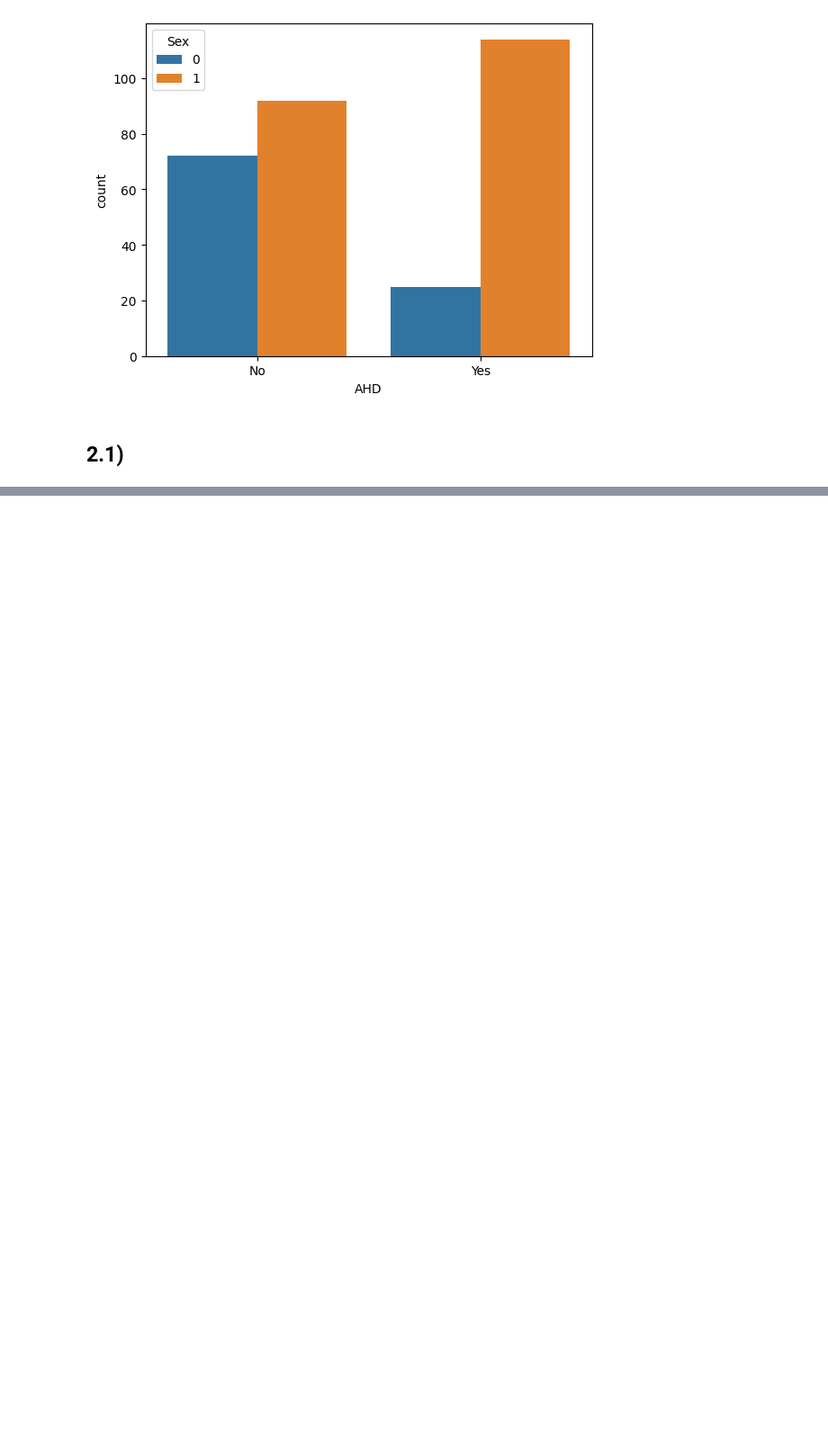
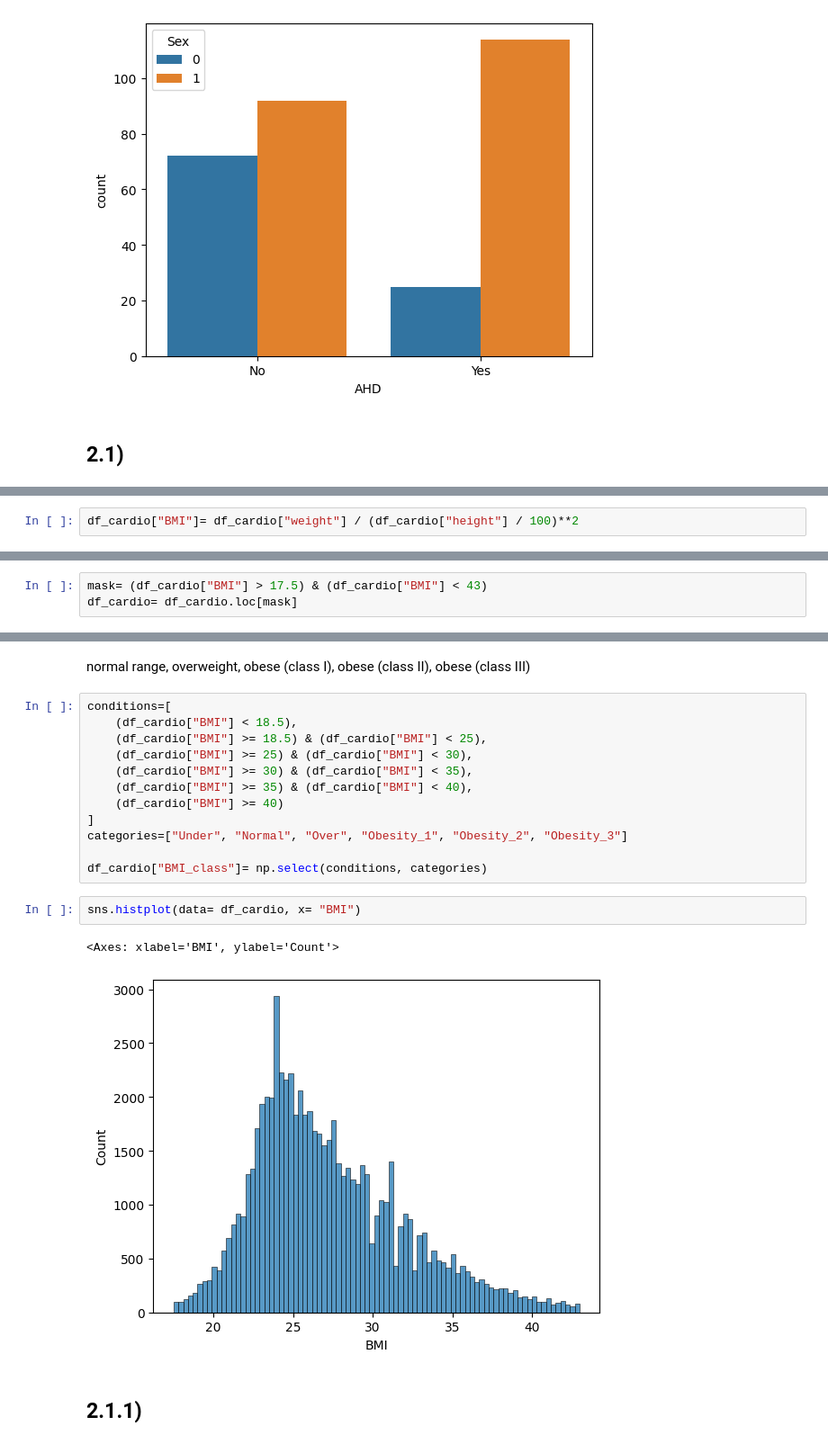
Before and after one commit to MiltonOberg/Artificial_Intelligence2-Milton-OPA23, a Jupyter notebook: Labb_1/labb_1.ipynb, the cells around one changed output, grey strips where cells are left out. Shown at 90% size. Cells and saved outputs as stored; diff of their text form; blank space fills up the shorter version.

```diff
--- a/Labb_1/labb_1.ipynb
+++ b/Labb_1/labb_1.ipynb
@@ -755,0 +772,2 @@ sns.countplot(data= df_heart, x= "AHD", hue= "Sex")
+# %%
+df_cardio["BMI"]= df_cardio["weight"] / (df_cardio["height"] / 100)**2
@@ -755,0 +792,3 @@ sns.countplot(data= df_heart, x= "AHD", hue= "Sex")
+# %%
+mask= (df_cardio["BMI"] > 17.5) & (df_cardio["BMI"] < 43)
+df_cardio= df_cardio.loc[mask]
@@ -755,0 +811,22 @@ sns.countplot(data= df_heart, x= "AHD", hue= "Sex")
+# %% [markdown]
+normal range, overweight, obese (class I), obese
+(class II), obese (class III)
+# %%
+conditions=[
+    (df_cardio["BMI"] < 18.5),
+    (df_cardio["BMI"] >= 18.5) & (df_cardio["BMI"] < 25),
+    (df_cardio["BMI"] >= 25) & (df_cardio["BMI"] < 30),
+    (df_cardio["BMI"] >= 30) & (df_cardio["BMI"] < 35),
+    (df_cardio["BMI"] >= 35) & (df_cardio["BMI"] < 40),
+    (df_cardio["BMI"] >= 40)
+]
+categories=["Under", "Normal", "Over", "Obesity_1", "Obesity_2", "Obesity_3"]
+
+df_cardio["BMI_class"]= np.select(conditions, categories)
+# %%
+sns.histplot(data= df_cardio, x= "BMI")
+# %% [output]
+<Axes: xlabel='BMI', ylabel='Count'>
+[figure, added]
+# %% [markdown]
+## 2.1.1)
```
Also changed, not shown: parts of 8 cells of this notebook.
